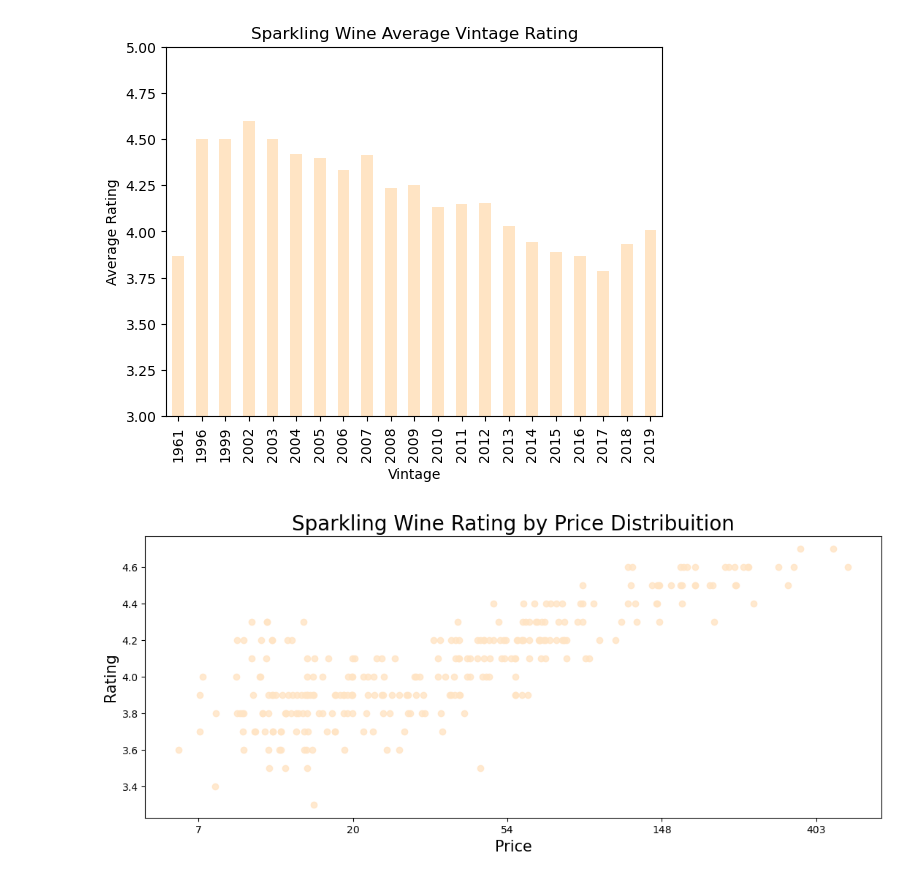
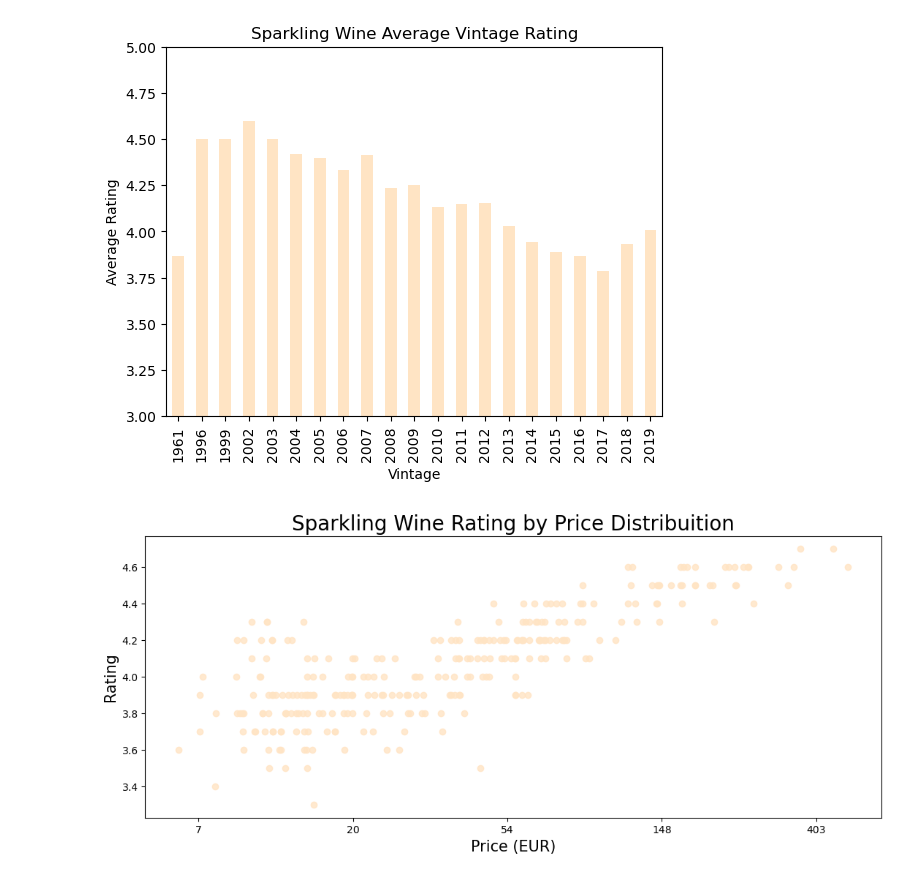
Before and after one commit to Parker-Teske/Wine_Project, a Jupyter notebook: Sparkling_LR_model.ipynb, the cells around one changed output. Cells and saved outputs as stored; diff of their text form; code cells hidden in the pictures.

Commit message:
Sparkling Updates

```diff
--- a/Sparkling_LR_model.ipynb
+++ b/Sparkling_LR_model.ipynb
@@ -87,0 +12,21 @@ The standard deviation is 0.28456569346063876.
+# %%
+# Load data from SQLite database
+query = 'SELECT * FROM sparkling_wine'
+conn = sqlite3.connect('wine_database.db')
+df = pd.read_sql_query(query, conn)
+conn.close()
+
+# Decode special characters
+columns_to_decode = ['Name', 'Region', 'Winery']
+for col in columns_to_decode:
+    df[col] = df[col].str.encode('iso-8859-1').str.decode('utf-8')
+
+df = df.drop(columns=['Name'])
+
+# Separate categorical and numerical features
+categorical_cols = ['Country', 'Region', 'Winery']
+numerical_cols = ['Price', 'Year']
+
+X = df[categorical_cols + numerical_cols]
+y = df['Rating']
+X
@@ -123,14 +153,14 @@ Rating_price = df.groupby("Rating")["Price"].mean()
 # %%
 import seaborn as sns
 plt.figure(figsize=(13,5))
 
 graph = sns.regplot(x=np.log(df['Price']), y='Rating',
                     data=df, fit_reg=False, color='bisque')
 graph.set_title("Sparkling Wine Rating by Price Distribuition", fontsize=20)
-graph.set_xlabel("Price", fontsize= 15)
+graph.set_xlabel("Price (EUR)", fontsize= 15)
 graph.set_ylabel("Rating", fontsize= 15)
 graph.set_xticklabels(np.exp(graph.get_xticks()).astype(int))
 plt.savefig('Sparkling_Price.png')
 plt.show()
 # %% [output]
-[figure, old version]
+[figure, new version]
```
Also changed, not shown: parts of 18 cells of this notebook, 13 other files.
